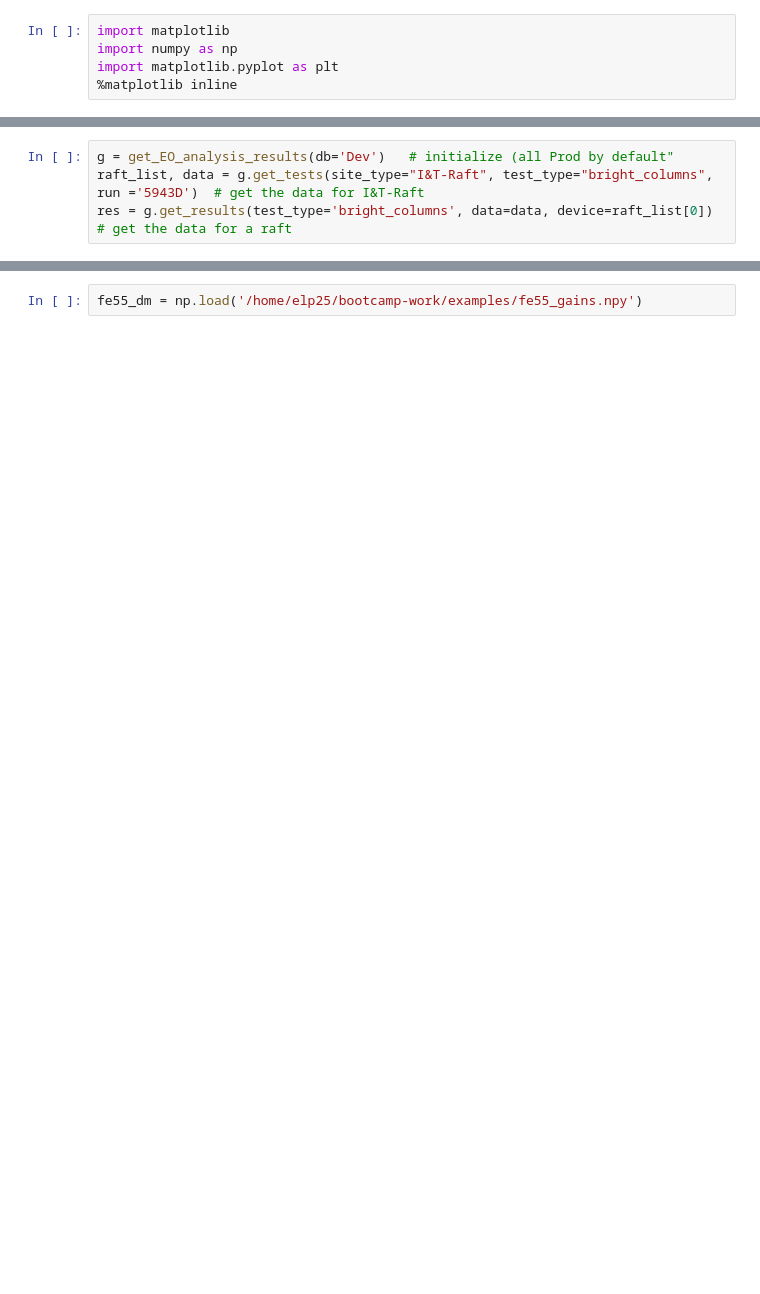
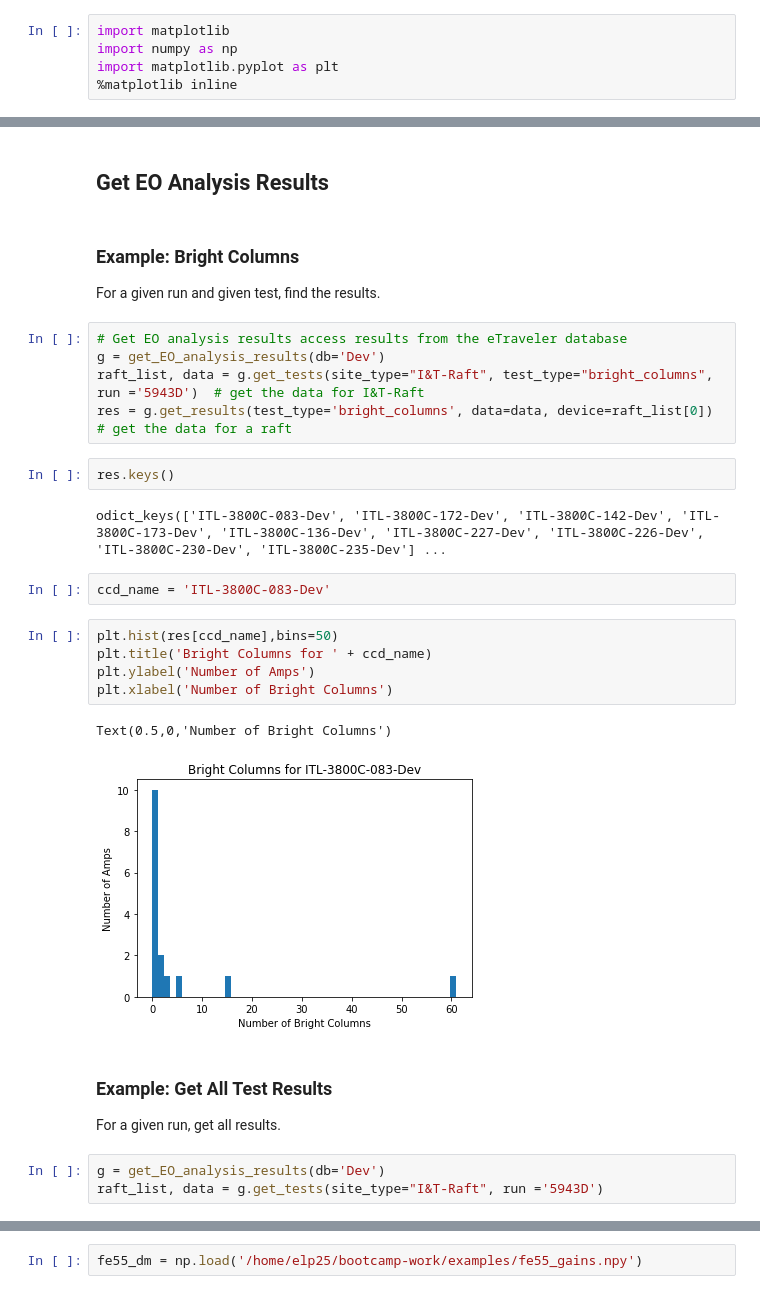
Before and after one commit to ellongley/Notebooks, a Jupyter notebook: Get_EOTest_Results.ipynb, the cells around one changed output, grey strips where cells are left out. Cells and saved outputs as stored; diff of their text form; blank space fills up the shorter version.

Commit message:
Updated with more examples.

```diff
--- a/Get_EOTest_Results.ipynb
+++ b/Get_EOTest_Results.ipynb
@@ -48,7 +49,35 @@ All test results options:
                      ('Dark Current 95CL', 'dark_current_95CL'),
                      ('PTC gain', 'ptc_gain'), ('Pixel mean', 'pixel_mean'), ('Full Well', 'full_well'),
                      ('Nonlinearity', 'max_frac_dev')]
+# %% [markdown]
+## Get EO Analysis Results
+# %% [markdown]
+### Example: Bright Columns
+
+For a given run and given test, find the results.
 # %%
-g = get_EO_analysis_results(db='Dev')   # initialize (all Prod by default"
+# Get EO analysis results access results from the eTraveler database
+g = get_EO_analysis_results(db='Dev')
 raft_list, data = g.get_tests(site_type="I&T-Raft", test_type="bright_columns", run ='5943D')  # get the data for I&T-Raft
 res = g.get_results(test_type='bright_columns', data=data, device=raft_list[0])  # get the data for a raft
+# %%
+res.keys()
+# %% [output]
+odict_keys(['ITL-3800C-083-Dev', 'ITL-3800C-172-Dev', 'ITL-3800C-142-Dev', 'ITL-3800C-173-Dev', 'ITL-3800C-136-Dev', 'ITL-3800C-227-Dev', 'ITL-3800C-226-Dev', 'ITL-3800C-230-Dev', 'ITL-3800C-235-Dev'] ...
+# %%
+ccd_name = 'ITL-3800C-083-Dev'
+# %%
+plt.hist(res[ccd_name],bins=50)
+plt.title('Bright Columns for ' + ccd_name)
+plt.ylabel('Number of Amps')
+plt.xlabel('Number of Bright Columns')
+# %% [output]
+Text(0.5,0,'Number of Bright Columns')
+[figure, added]
+# %% [markdown]
+### Example: Get All Test Results
+
+For a given run, get all results.
+# %%
+g = get_EO_analysis_results(db='Dev')
+raft_list, data = g.get_tests(site_type="I&T-Raft", run ='5943D')
```
Also changed, not shown: parts of 21 cells of this notebook.
